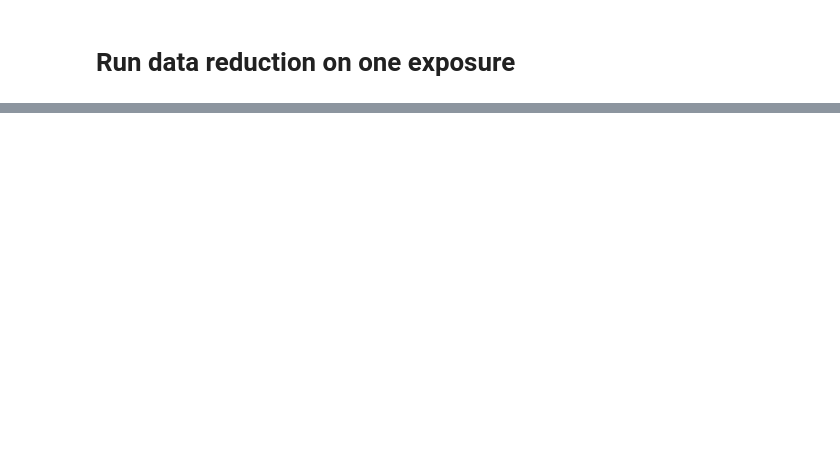
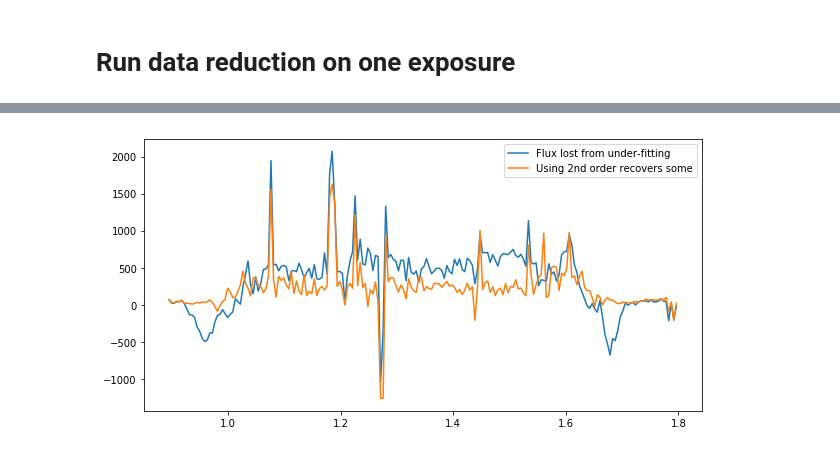
Before and after one commit to Bobpjjacobs/hstscan, a Jupyter notebook: example_HD209458.ipynb, the cells around one changed output, grey strips where cells are left out. Cells and saved outputs as stored; diff of their text form; code cells hidden in the pictures; blank space fills up the shorter version.

```diff
--- a/example_HD209458.ipynb
+++ b/example_HD209458.ipynb
@@ -117,0 +315,7 @@ applying postarg offset to yguess, 147.72 pix
+# %%
+# Default
+exp_spectrum, variance, interp_spectra, variances = \
+                    pipe.extract_spectra(exp, pdf=False, logger=False, box_h=80,
+                    oe_pdf=False,
+                    conf_file='/home/jacob/hstscan/data/HD209458/GO12181/ext.conf',
+                    save_dir=None)
@@ -117,0 +408,10 @@ applying postarg offset to yguess, 147.72 pix
+# %%
+# Slightly looser tolerance
+exp_spectrum4, variance, interp_spectra, variances = \
+                    pipe.extract_spectra(exp, pdf=False, logger=False, box_h=80,
+                    fit_tol = 0.1, oe_pdf=False,
+                    conf_file='/home/jacob/hstscan/data/HD209458/GO12181/ext.conf',
+                    save_dir='./data/example/')
+
+# Beyond a certain point you are not really fitting but using the fluxes as weight
+# Alternatively you may fail to find a fit
@@ -117,0 +445,10 @@ applying postarg offset to yguess, 147.72 pix
+# %%
+# Looser tolerance and second order
+exp_spectrum5, variance, interp_spectra, variances = \
+                    pipe.extract_spectra(exp, pdf=False, logger=False, box_h=80,
+                    fit_tol = 0.1, order=2, oe_pdf=False,
+                    conf_file='/home/jacob/hstscan/data/HD209458/GO12181/ext.conf',
+                    save_dir='./data/example/')
+
+# Beyond a certain point you are not really fitting but using the fluxes as weight
+# Alternatively you may fail to find a fit
@@ -117,0 +482,8 @@ applying postarg offset to yguess, 147.72 pix
+# %%
+# 10-100 ppm effect on final spectra, can be significant for planet spectra
+p.plot(exp_spectrum.x, (exp_spectrum.y-exp_spectrum4.y), label='Flux lost from under-fitting')
+p.plot(exp_spectrum.x, (exp_spectrum.y-exp_spectrum5.y), label='Using 2nd order recovers some')
+p.legend()
+p.show()
+# %% [output]
+[figure, added]
```
Also changed, not shown: parts of 15 cells of this notebook, 1 other file.
